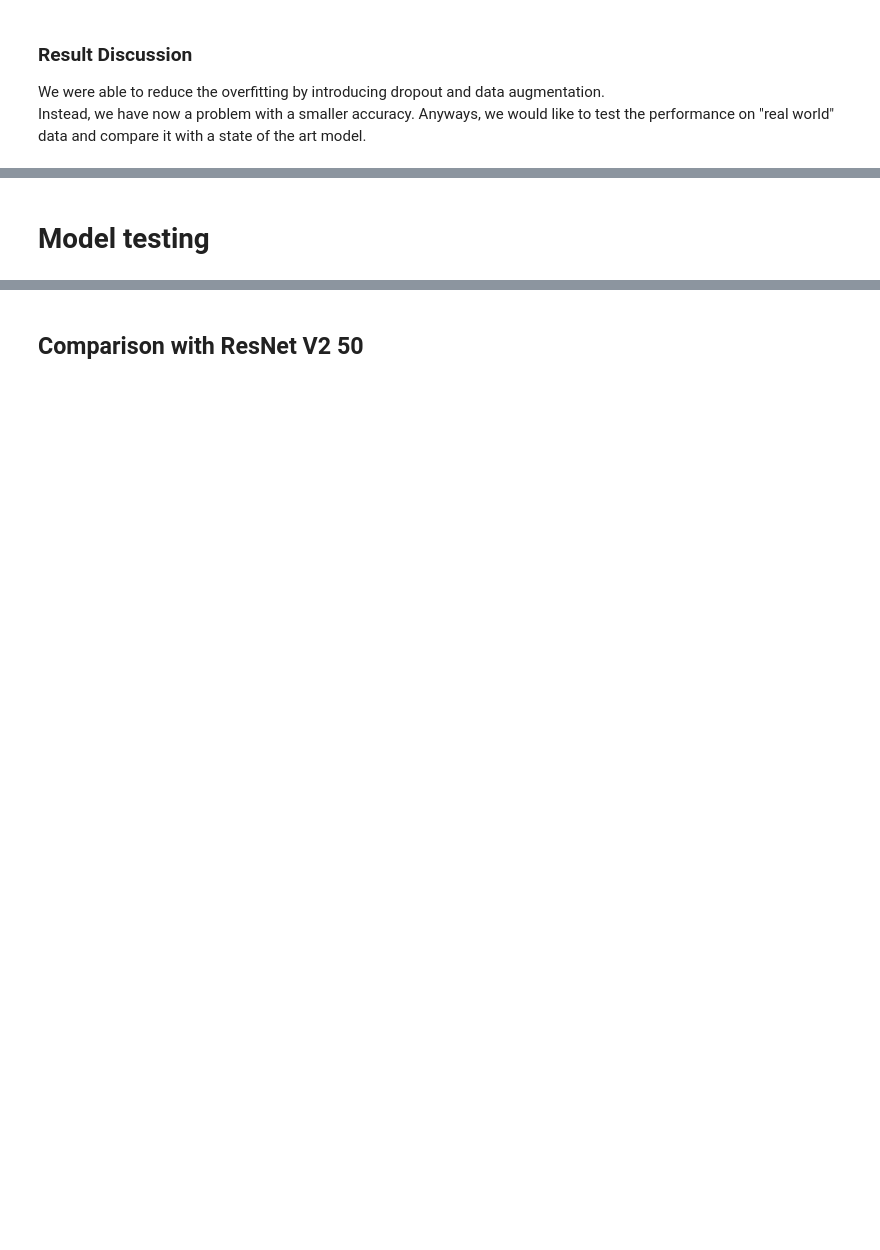
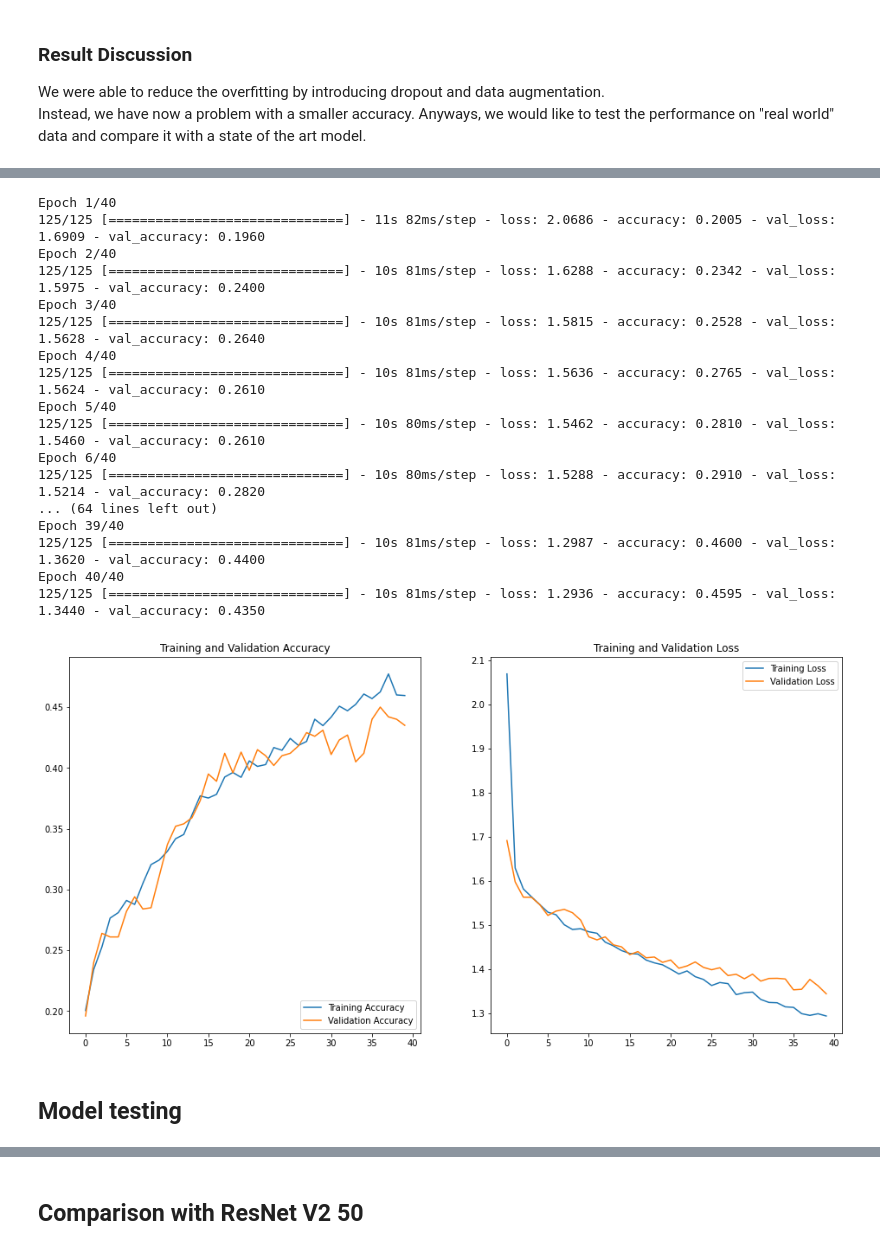
Before and after one commit to amkobee/ADS, a Jupyter notebook: ADS.ipynb, the cells around one changed output, grey strips where cells are left out. Drawn from its saved outputs; the diff is of its cells as text; code cells hidden in the pictures; blank space fills up the shorter version.

```diff
--- a/ADS.ipynb
+++ b/ADS.ipynb
@@ -203,3 +268,28 @@ Using 1000 files for validation.
+# %%
+# function to visualize training results
+
+def visualize_result():
+  acc = history.history['accuracy']
+  val_acc = history.history['val_accuracy']
+
+  loss = history.history['loss']
+  val_loss = history.history['val_loss']
+
+  epochs_range = range(epochs)
+
+  plt.figure(figsize=(16, 8))
+  plt.subplot(1, 2, 1)
+  plt.plot(epochs_range, acc, label='Training Accuracy')
+  plt.plot(epochs_range, val_acc, label='Validation Accuracy')
+  plt.legend(loc='lower right')
+  plt.title('Training and Validation Accuracy')
+
+  plt.subplot(1, 2, 2)
+  plt.plot(epochs_range, loss, label='Training Loss')
+  plt.plot(epochs_range, val_loss, label='Validation Loss')
+  plt.legend(loc='upper right')
+  plt.title('Training and Validation Loss')
+  plt.show()
 # %% [markdown]
 # Model Creation and Training
 
@@ -440,5 +540,39 @@ Instead, we have now a problem with a smaller accuracy. Anyways, we would like t
+# %%
+# train the model
+epochs=40
+history = model.fit(
+  train_ds,
+  validation_data=test_ds,
+  epochs=epochs,
+  callbacks=[early_stopping_cb]
+)
+
+# save the model
+model.save('landscape_classifier_v3.h5')
+
+# visualize result
+visualize_result()
+# %% [output]
+Epoch 1/40
+125/125 [==============================] - 11s 82ms/step - loss: 2.0686 - accuracy: 0.2005 - val_loss: 1.6909 - val_accuracy: 0.1960
+Epoch 2/40
+125/125 [==============================] - 10s 81ms/step - loss: 1.6288 - accuracy: 0.2342 - val_loss: 1.5975 - val_accuracy: 0.2400
+Epoch 3/40
+125/125 [==============================] - 10s 81ms/step - loss: 1.5815 - accuracy: 0.2528 - val_loss: 1.5628 - val_accuracy: 0.2640
+Epoch 4/40
+125/125 [==============================] - 10s 81ms/step - loss: 1.5636 - accuracy: 0.2765 - val_loss: 1.5624 - val_accuracy: 0.2610
+Epoch 5/40
+125/125 [==============================] - 10s 80ms/step - loss: 1.5462 - accuracy: 0.2810 - val_loss: 1.5460 - val_accuracy: 0.2610
+Epoch 6/40
+125/125 [==============================] - 10s 80ms/step - loss: 1.5288 - accuracy: 0.2910 - val_loss: 1.5214 - val_accuracy: 0.2820
+... (64 lines left out)
+Epoch 39/40
+125/125 [==============================] - 10s 81ms/step - loss: 1.2987 - accuracy: 0.4600 - val_loss: 1.3620 - val_accuracy: 0.4400
+Epoch 40/40
+125/125 [==============================] - 10s 81ms/step - loss: 1.2936 - accuracy: 0.4595 - val_loss: 1.3440 - val_accuracy: 0.4350
+[figure, added]
 # %% [markdown]
-# Model testing
+## Model testing
 # %%
 # load the images
 img_amount = 5
```
Also changed, not shown: parts of 18 cells of this notebook.
